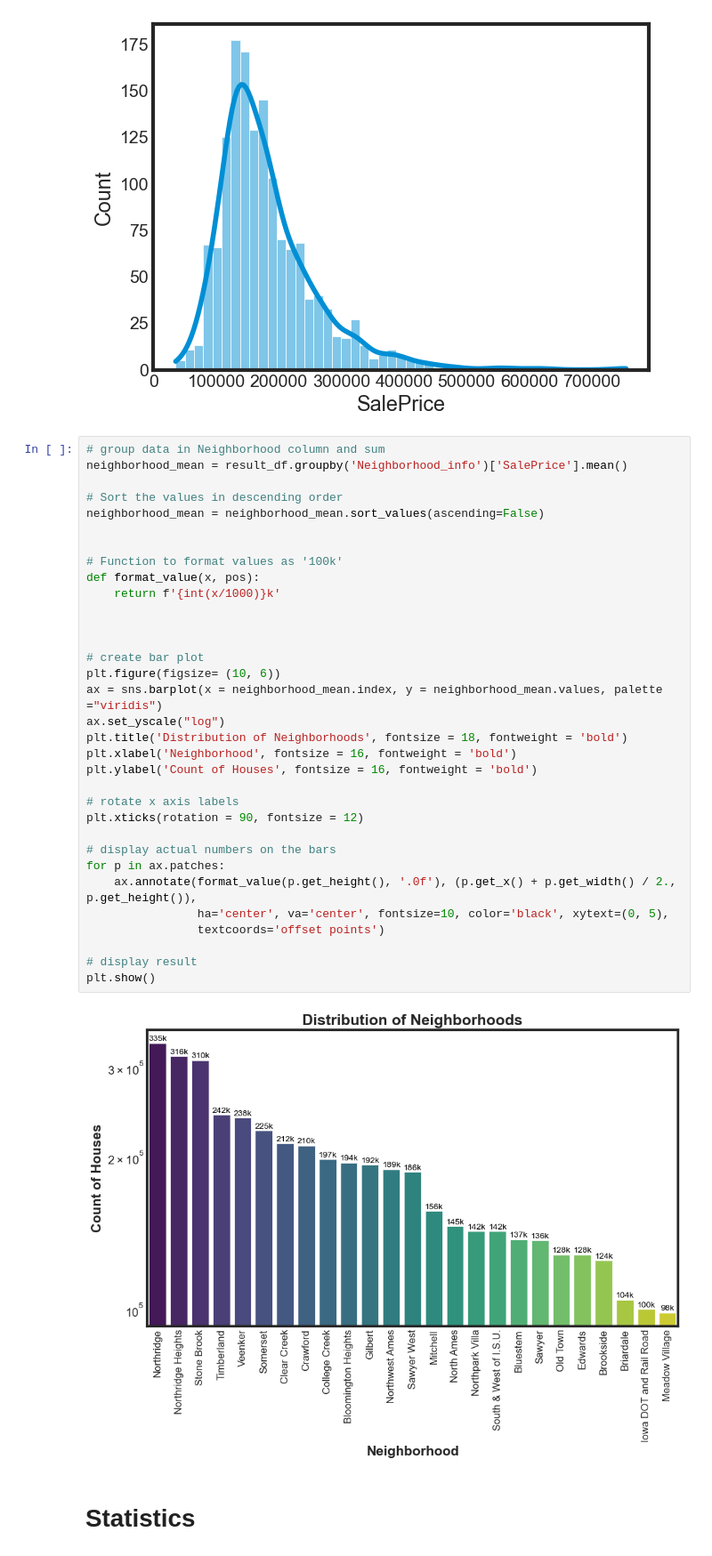
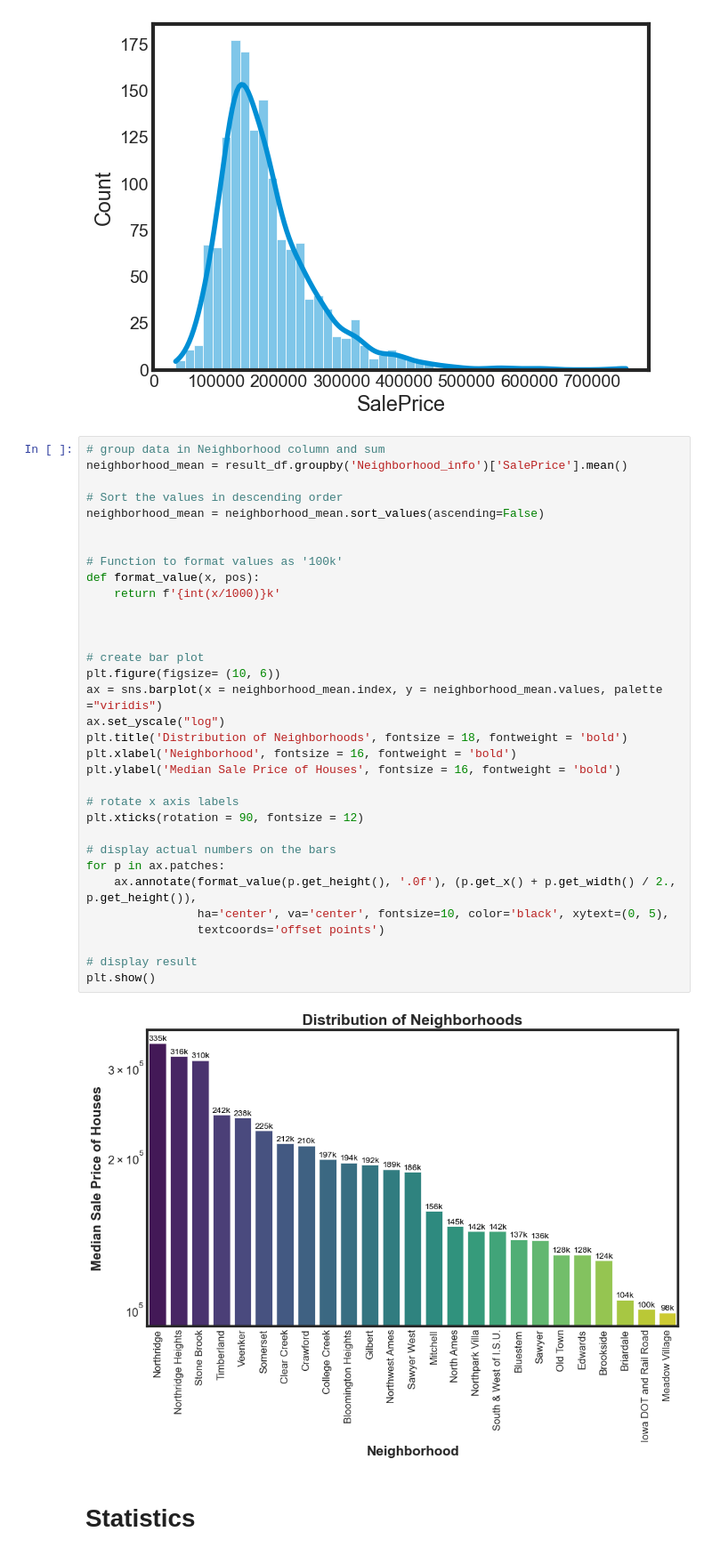
Before and after one commit to Spikes666/Data-Dive-4, a Jupyter notebook: main.ipynb, the cells around one changed output. Shown at 89% size. Drawn from its saved outputs; the diff is of its cells as text.

Commit message:
Committing new axis title for Median Sale price.

```diff
--- a/main.ipynb
+++ b/main.ipynb
@@ -390,35 +390,35 @@ neighborhood_mean = result_df.groupby('Neighborhood_info')['SalePrice'].mean()
 
 # Sort the values in descending order
 neighborhood_mean = neighborhood_mean.sort_values(ascending=False)
 
 
 # Function to format values as '100k'
 def format_value(x, pos):
     return f'{int(x/1000)}k'
 
 
 
 # create bar plot
 plt.figure(figsize= (10, 6))
 ax = sns.barplot(x = neighborhood_mean.index, y = neighborhood_mean.values, palette ="viridis")
 ax.set_yscale("log")
 plt.title('Distribution of Neighborhoods', fontsize = 18, fontweight = 'bold')
 plt.xlabel('Neighborhood', fontsize = 16, fontweight = 'bold')
-plt.ylabel('Count of Houses', fontsize = 16, fontweight = 'bold')
+plt.ylabel('Median Sale Price of Houses', fontsize = 16, fontweight = 'bold')
 
 # rotate x axis labels
 plt.xticks(rotation = 90, fontsize = 12)
 
 # display actual numbers on the bars
 for p in ax.patches:
     ax.annotate(format_value(p.get_height(), '.0f'), (p.get_x() + p.get_width() / 2., p.get_height()),
                 ha='center', va='center', fontsize=10, color='black', xytext=(0, 5),
                 textcoords='offset points')
 
 # display result
 plt.show()
 # %% [output]
-[figure, old version]
+[figure, new version]
 # %% [markdown]
 # Statistics
 # %%
```
